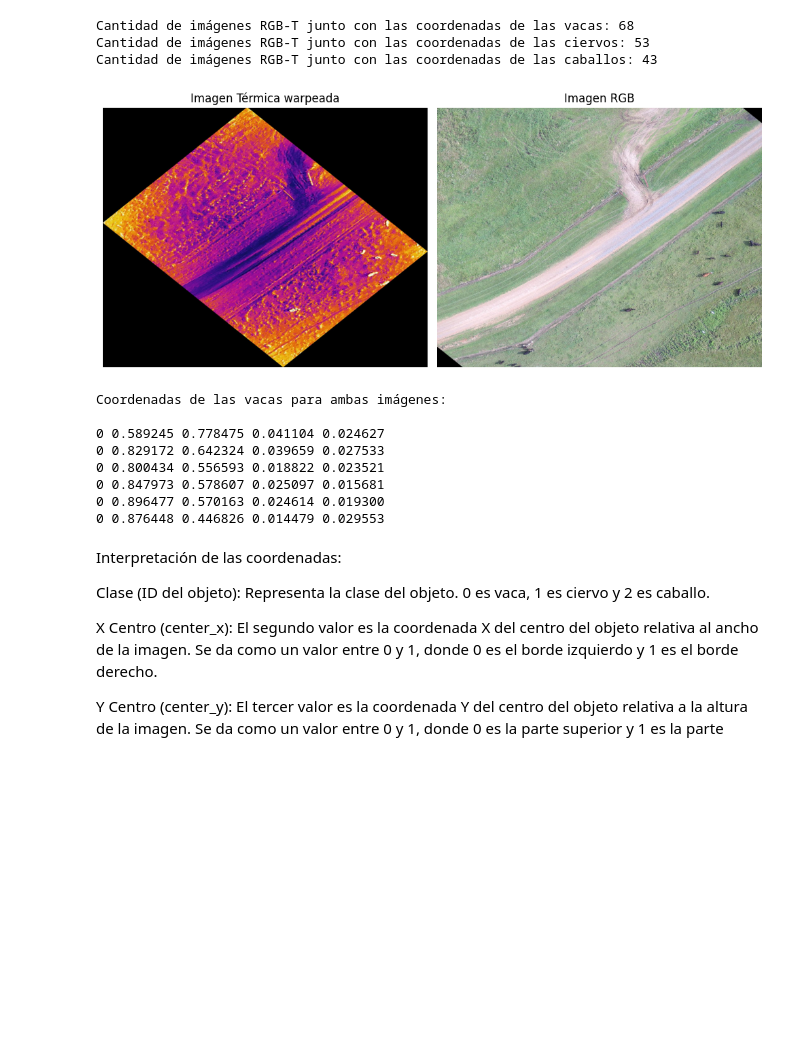
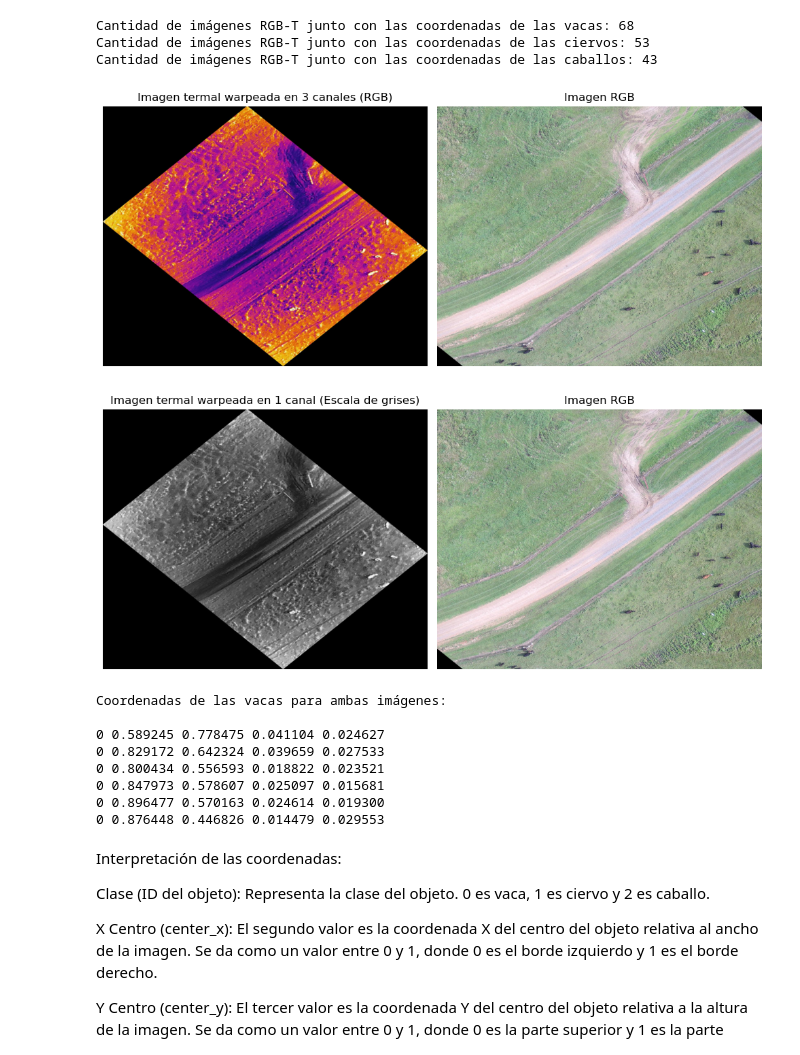
Before and after one commit to trinidadpujol/TPFINAL-Vision, a Jupyter notebook: dataset_exploration.ipynb, the cells around one changed output. Cells and saved outputs as stored; diff of their text form; code cells hidden in the pictures; blank space fills up the shorter version.

```diff
--- a/dataset_exploration.ipynb
+++ b/dataset_exploration.ipynb
@@ -43,35 +43,59 @@ img_t = cv2.cvtColor(img_t, cv2.COLOR_BGR2RGB)  # Convierte de BGR a RGB
 img_rgb = cv2.imread(cow_dataset[0][2])
 img_rgb = cv2.cvtColor(img_rgb, cv2.COLOR_BGR2RGB)  # Convierte de BGR a RGB
 
+img_t_oneCh = cv2.imread(cow_dataset[0][0])
+img_t_oneCh = cv2.cvtColor(img_t_oneCh, cv2.COLOR_BGR2GRAY)
+
+# Con las imágenes termales en tres canales
 
 plt.figure(figsize=(10, 5))
 
 # Imagen Térmica
 plt.subplot(1, 2, 1)
 plt.imshow(img_t)
-plt.title('Imagen Térmica warpeada')
+plt.title('Imagen termal warpeada en 3 canales (RGB)')
+plt.axis('off')
+
+# Imagen RGB
+plt.subplot(1, 2, 2)
+plt.imshow(img_rgb)
+plt.title('Imagen RGB')
+plt.axis('off')
+
+plt.tight_layout()
+plt.show()
+
+# Con las imágenes termales en un canal
+
+plt.figure(figsize=(10, 5))
+
+# Imagen Térmica
+plt.subplot(1, 2, 1)
+plt.imshow(img_t_oneCh, cmap='gray')
+plt.title('Imagen termal warpeada en 1 canal (Escala de grises)')
 plt.axis('off')
 
 # Imagen RGB
 plt.subplot(1, 2, 2)
 plt.imshow(img_rgb)
 plt.title('Imagen RGB')
 plt.axis('off')
 
 plt.tight_layout()
 plt.show()
 
 print("Coordenadas de las vacas para ambas imágenes:\n")
 
 coord_file_path = cow_dataset[0][1]
 
 with open(coord_file_path, 'r') as file:
     coordenadas = file.readlines()  # Lee todas las líneas del archivo
 
 for linea in coordenadas:
     print(linea.strip())  # Imprime cada línea, eliminando saltos de línea
 # %% [output]
-[figure, old version]
+[figure, new version]
+[figure, added]
 Coordenadas de las vacas para ambas imágenes:
 
 0 0.589245 0.778475 0.041104 0.024627
```
Also changed, not shown: parts of 5 cells of this notebook.
